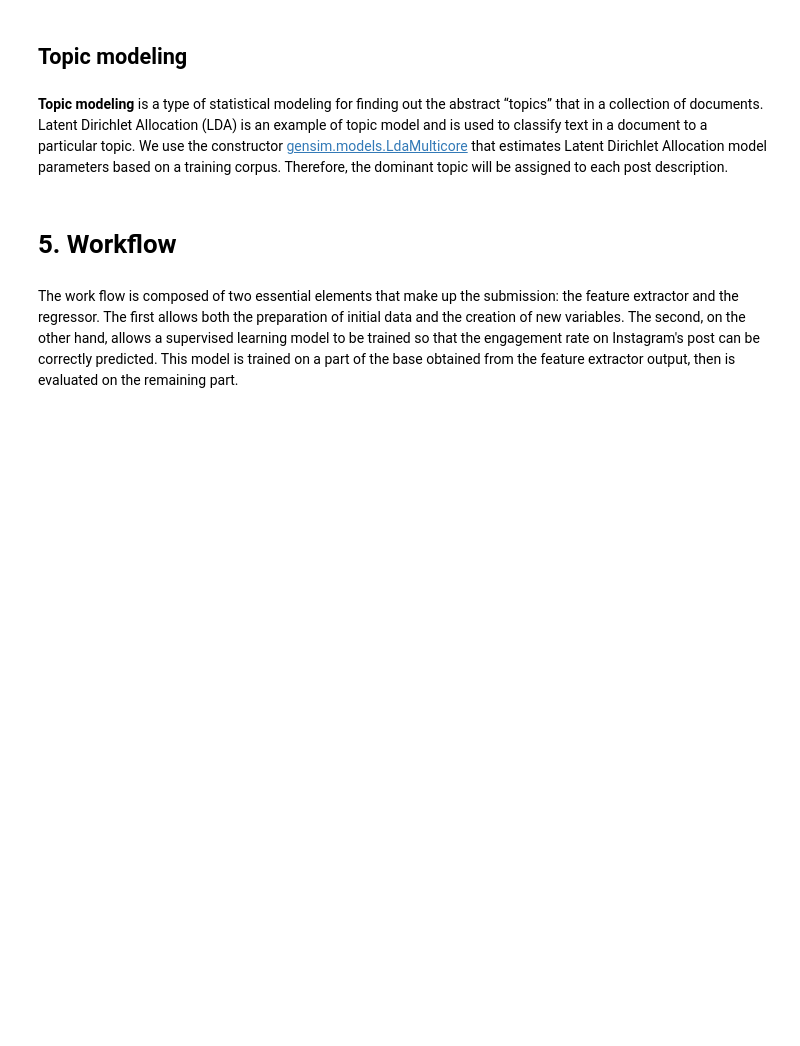
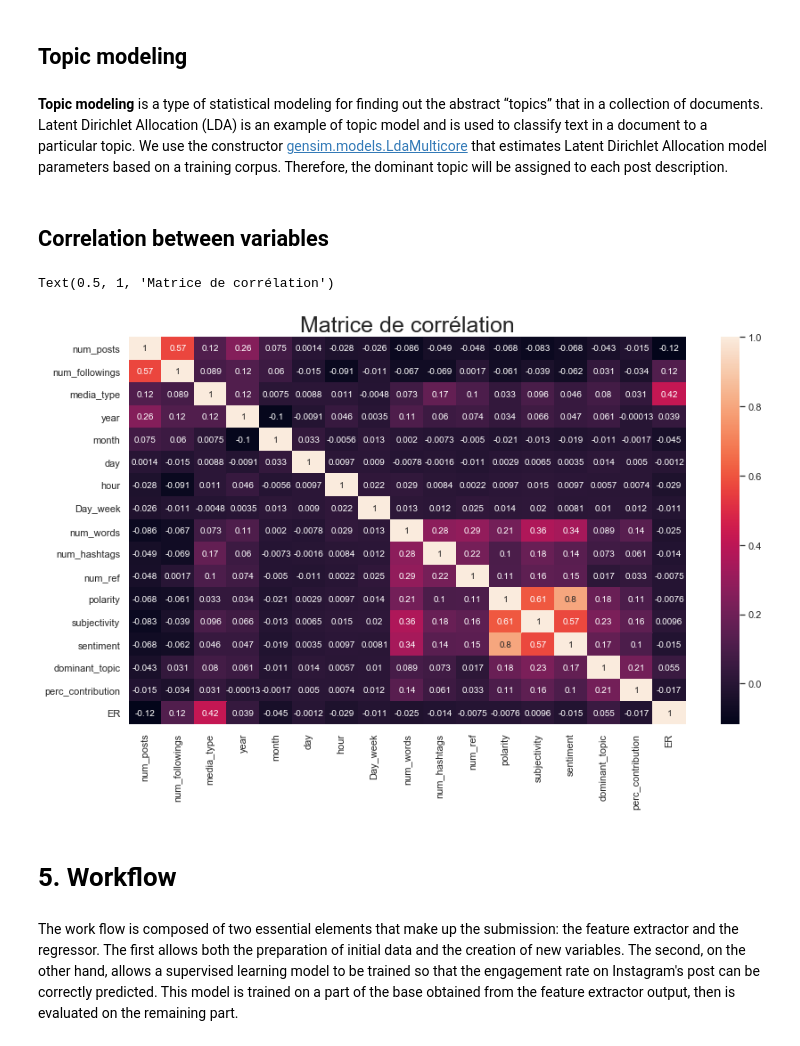
Before and after one commit to BadrAlpha07/Data-Camp-Project, a Jupyter notebook: engagement_rate_starting_kit.ipynb, the cells around one changed output. Cells and saved outputs as stored; diff of their text form; code cells hidden in the pictures; blank space fills up the shorter version.

Commit message:
heatmap

```diff
--- a/engagement_rate_starting_kit.ipynb
+++ b/engagement_rate_starting_kit.ipynb
@@ -450,6 +450,27 @@ df_topic_sents_keywords = format_topics_sentences(lda_model, bow_corpus)
 df = pd.concat([df, df_topic_sents_keywords], axis=1)
 # %%
 df.to_csv(r'data/preprocess_data.csv')
+# %% [markdown]
+## Correlation between variables
+# %%
+df = pd.read_csv('data/preprocess_data.csv')
+
+df['sentiment'] = df['sentiment'].replace({'neutral':0,'positive':1,'negative':-1})
+df['media_type'] = df['media_type'].replace({'Photo':0,'Video':1})
+
+df['Day_week'] = LabelEncoder().fit_transform(df['Day_week'])
+
+df = df[['num_posts', 'num_followings',
+       'media_type', 'year', 'month', 'day', 'hour', 'Day_week', 'num_words',
+       'num_hashtags', 'num_ref', 'polarity', 'subjectivity',
+       'sentiment', 'dominant_topic', 'perc_contribution','ER']]
+# %%
+plt.figure(figsize=(14,8))
+sns.heatmap(df.astype(float).corr(),annot=True, annot_kws={"size": 10})
+plt.title("Matrice de corrélation", fontsize =25)
+# %% [output]
+Text(0.5, 1, 'Matrice de corrélation')
+[figure, added]
 # %% [markdown]
 # 5. Workflow
 # %% [markdown]
```
